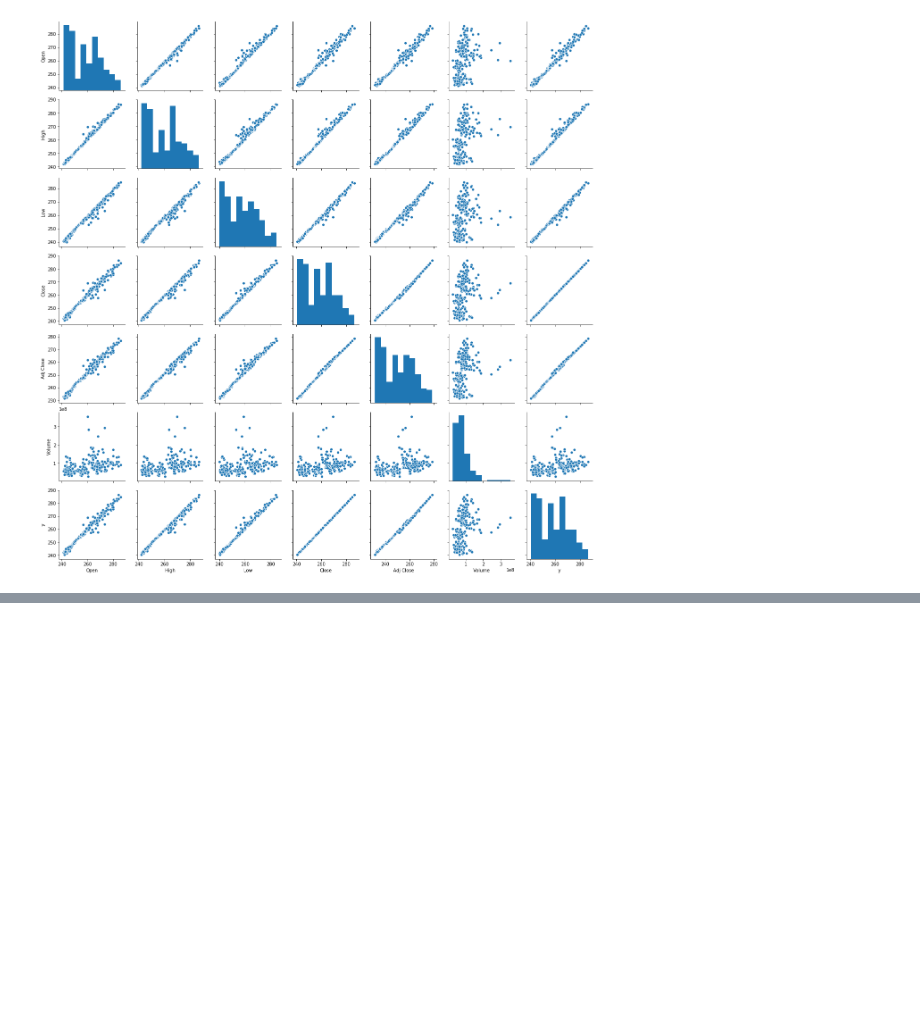
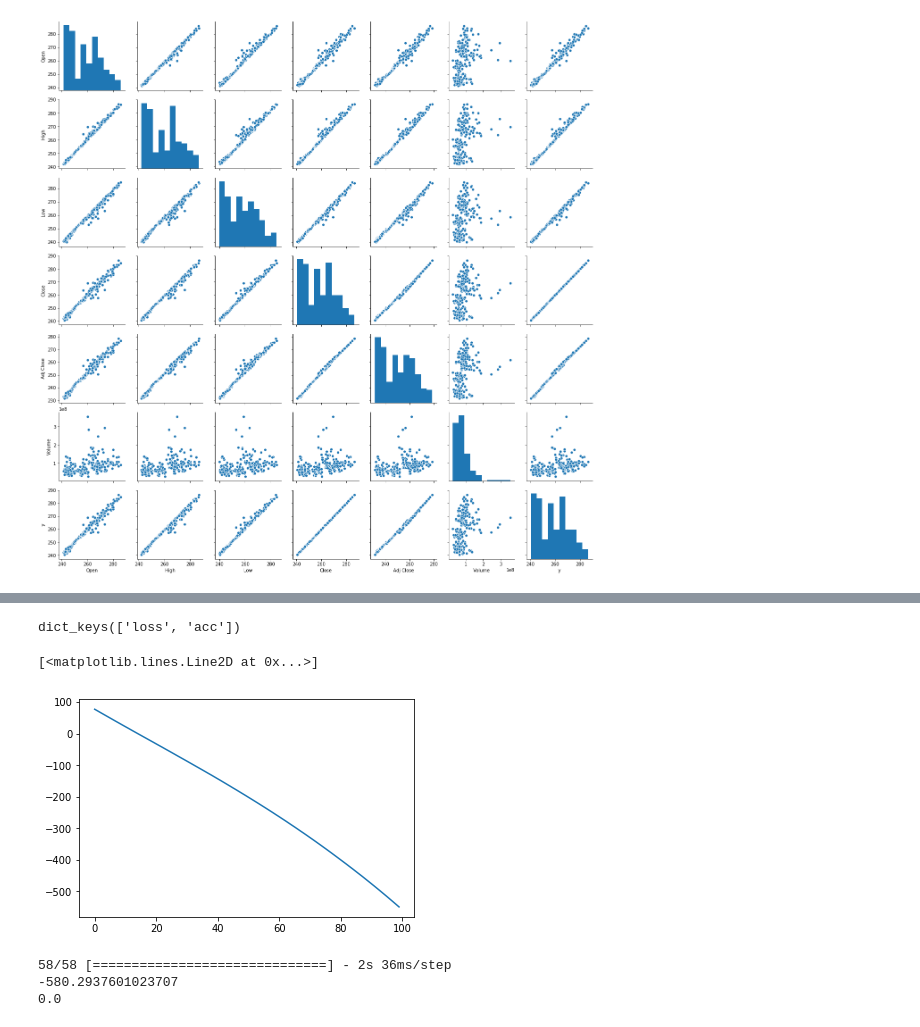
Before and after one commit to mrdahdah/AutomaticStockTrading, a Jupyter notebook: CNN.ipynb, the cells around one changed output, grey strips where cells are left out. Drawn from its saved outputs; the diff is of its cells as text; code cells hidden in the pictures; blank space fills up the shorter version.

```diff
--- a/CNN.ipynb
+++ b/CNN.ipynb
@@ -19,0 +10,25 @@ sess = tf.Session(config=config)
+# %%
+from sklearn.model_selection import train_test_split
+import numpy as np
+
+
+X = np.reshape(dates, (-1, 1))
+y = np.array(price)
+
+X_train, X_test, y_train, y_test = train_test_split(X, y)
+
+from sklearn.preprocessing import MinMaxScaler
+scaler = MinMaxScaler().fit(X_train)
+X_train = scaler.transform(X_train)
+X_test = scaler.transform(X_test)
+
+import keras
+from keras.models import Sequential
+from keras.layers import Dense, Activation
+
+model = Sequential()
+model.add(Dense(2, activation = 'relu'))
+model.add(Dense(1, activation = 'sigmoid'))
+
+model.compile(loss='binary_crossentropy', optimizer = 'adam', metrics = ['accuracy'])
+history = model.fit(X_train, y_train, epochs=100)
@@ -19,0 +67,17 @@ sess = tf.Session(config=config)
+# %%
+history.history.keys()
+# %% [output]
+dict_keys(['loss', 'acc'])
+# %%
+plt.plot(history.history['loss'])
+# %% [output]
+[<matplotlib.lines.Line2D at 0x...>]
+[figure, added]
+# %%
+val_loss, val_acc = model.evaluate(X_test, y_test)
+print(val_loss)
+print(val_acc)
+# %% [output]
+58/58 [==============================] - 2s 36ms/step
+-580.2937601023707
+0.0
```
Also changed, not shown: parts of 4 cells of this notebook.
